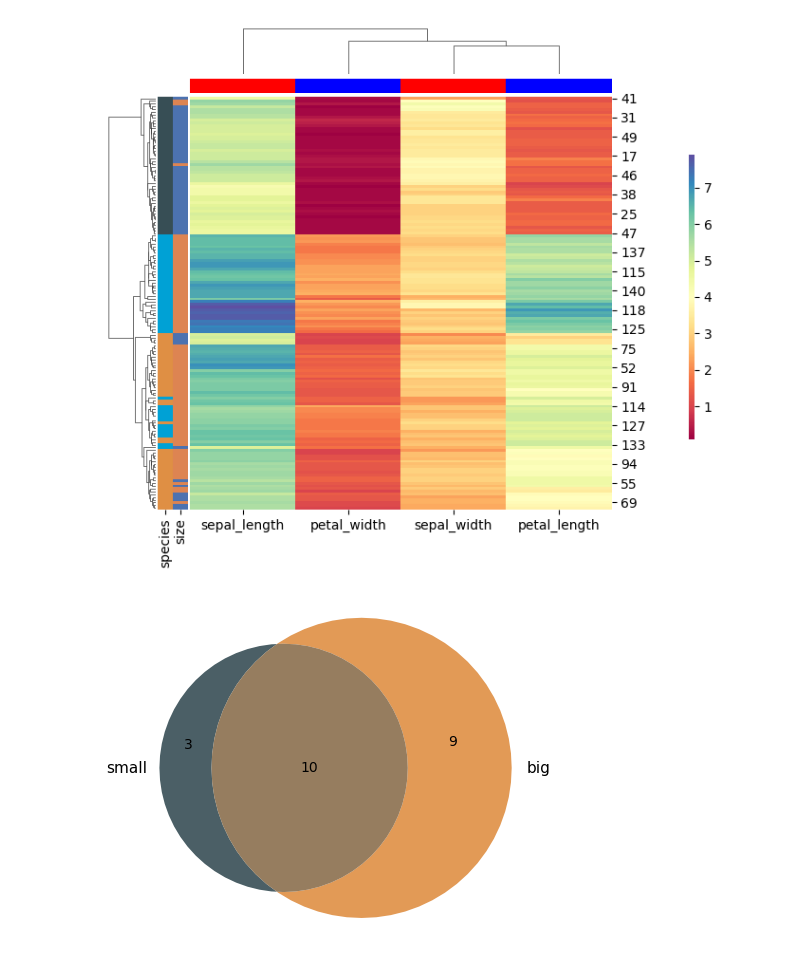
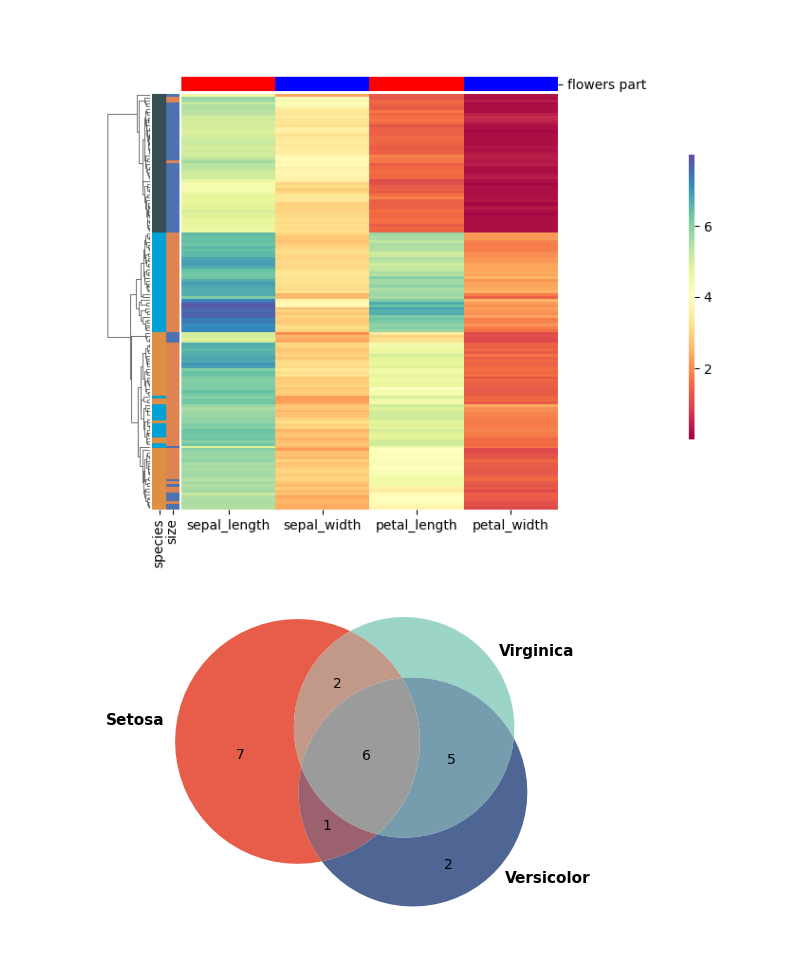
Before and after one commit to kantonopoulos/sciviz, a Jupyter notebook: sciviz/sciviz/src/test.ipynb, the cells around one changed output. Drawn from its saved outputs; the diff is of its cells as text; code cells hidden in the pictures.

Commit message:
Fine tune aesthetics, add minimal palette and update heatmap

```diff
--- a/sciviz/sciviz/src/test.ipynb
+++ b/sciviz/sciviz/src/test.ipynb
@@ -17,21 +27,22 @@ from heatmap import heatmap
 # %%
 iris = sns.load_dataset("iris")
 iris['size'] = iris['sepal_length'].apply(lambda x: 'big' if x > 5.5 else 'small')
-col_annot = ['sepal_length', 'sepal_width', 'petal_length', 'petal_width']
+col_annot_names = 'flowers part'
+col_annot = ['sepal_length', 'petal_length', 'petal_width', 'sepal_width']
 col_pal = ['red', 'red', 'blue', 'blue']
 #species = iris.pop("species")
 ax = sciviz(height=6, aspect=1)
-heatmap(ax, iris, cluster_rows=True, show_cbar=True, cbar_ticks=[2, 4, 6], cbar_lim=[1,7], cluster_cols=True, row_annot=['species', 'size'], row_pal=['jama', 'deep'], col_annot=col_annot, col_pal=col_pal)
+ax = heatmap(ax, iris, cluster_rows=True, show_cbar=True, xticks=True, cbar_ticks=[2, 4, 6], cbar_lim=[0,8], cluster_cols=False, row_annot=['species', 'size'], row_pal=['jama', 'deep'], col_annot=col_annot, col_pal=col_pal, col_annot_names=col_annot_names)
 plt.show()
 # %% [output]
-[figure, old version]
+[figure, new version]
 # %%
 iris = sns.load_dataset("iris")
 iris['size'] = iris['sepal_length'].apply(lambda x: 'big' if x > 5.5 else 'small')
-ax = sciviz(iris, height=5, aspect=1)
-euler(ax, iris, group="size", var="petal_width", alpha=0.9, label_weight='normal', innertext_color='black', innertext_size=10, format_labels=False)
+ax = sciviz(height=5, aspect=1)
+euler(ax, iris, group="species", var="sepal_width")
 plt.show()
 # %% [output]
-[figure, old version]
+[figure, new version]
 # %%
 iris = sns.load_dataset("iris")
```
Also changed, not shown: parts of 16 cells of this notebook, 12 other files.
